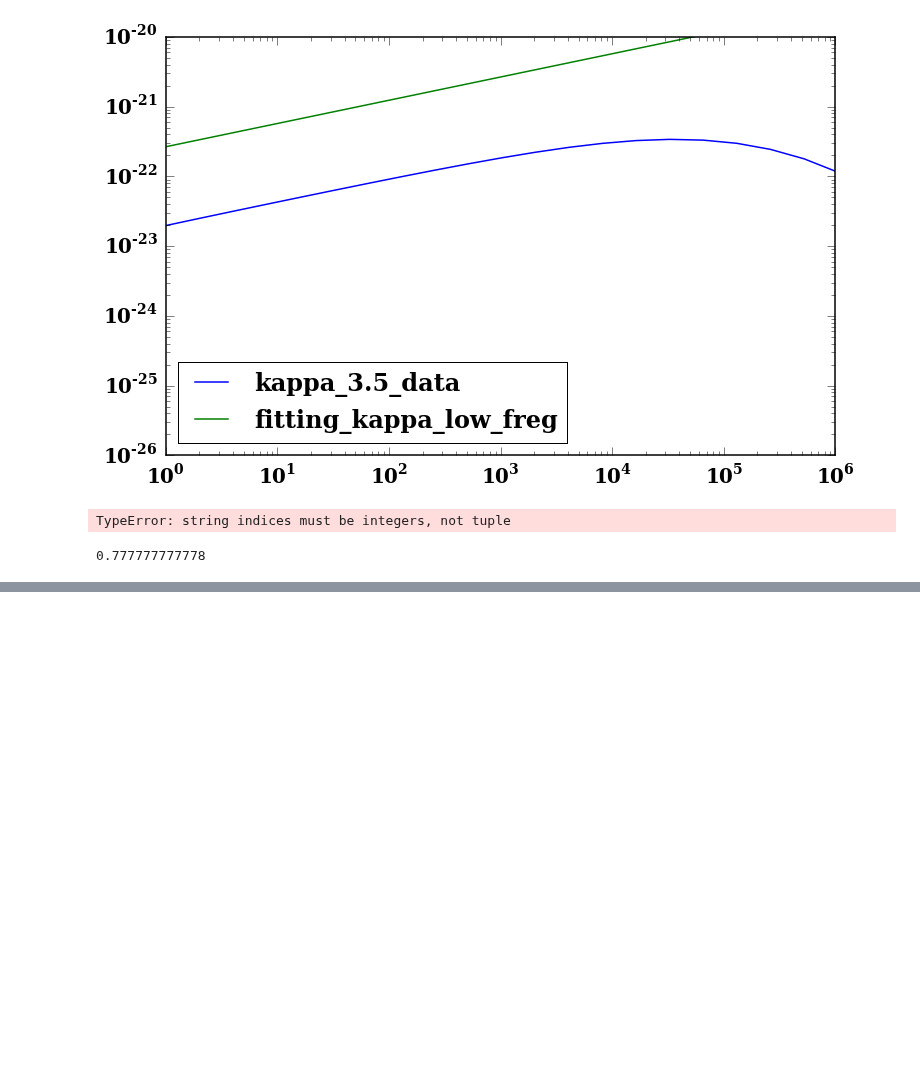
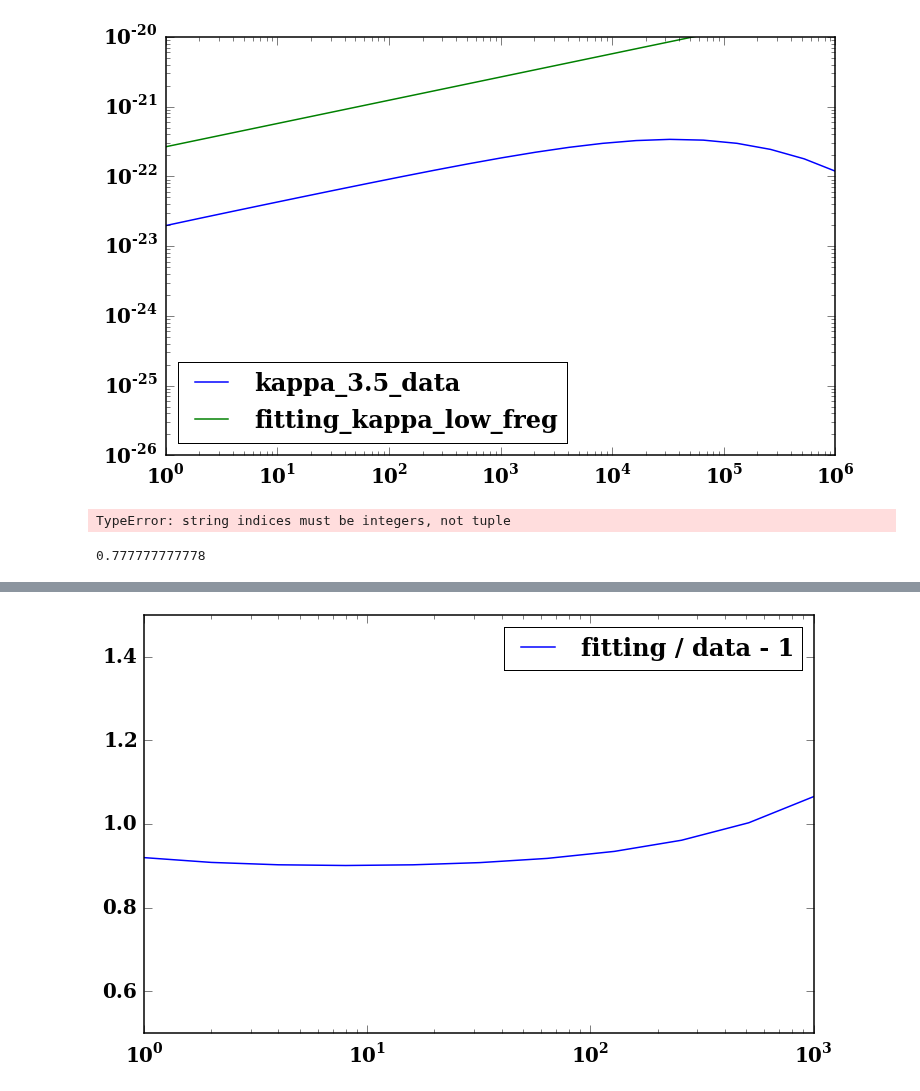
Before and after one commit to ZhaoweiZ/kappa_summer, a Jupyter notebook: finding_fitting_formula_to_kappa.ipynb, the cells around one changed output, grey strips where cells are left out. Drawn from its saved outputs; the diff is of its cells as text; code cells hidden in the pictures; blank space fills up the shorter version.

```diff
--- a/finding_fitting_formula_to_kappa.ipynb
+++ b/finding_fitting_formula_to_kappa.ipynb
@@ -330,0 +351,20 @@ print (2.5 + 1) / (2.5 + 7/3)
+# %%
+def error_thermal_with_here():
+
+    data_x = data_kappa_3_5_C_theta_100[:,0]
+
+    ans = kappa_low_freq(data_x * nu_c)
+
+    error = ans / data_kappa_3_5_C_theta_100[:, 1] - 1.
+
+    return error
+
+pl.semilogx(data_kappa_3_5_C_theta_100[:,0], error_thermal_with_here(), label = 'fitting / data - 1')
+
+pl.xlim([0, 1e3])
+pl.ylim([0.5, 1.5])
+
+pl.legend()
+pl.show()
+# %% [output]
+[figure, added]
```
Also changed, not shown: parts of 5 cells of this notebook.
